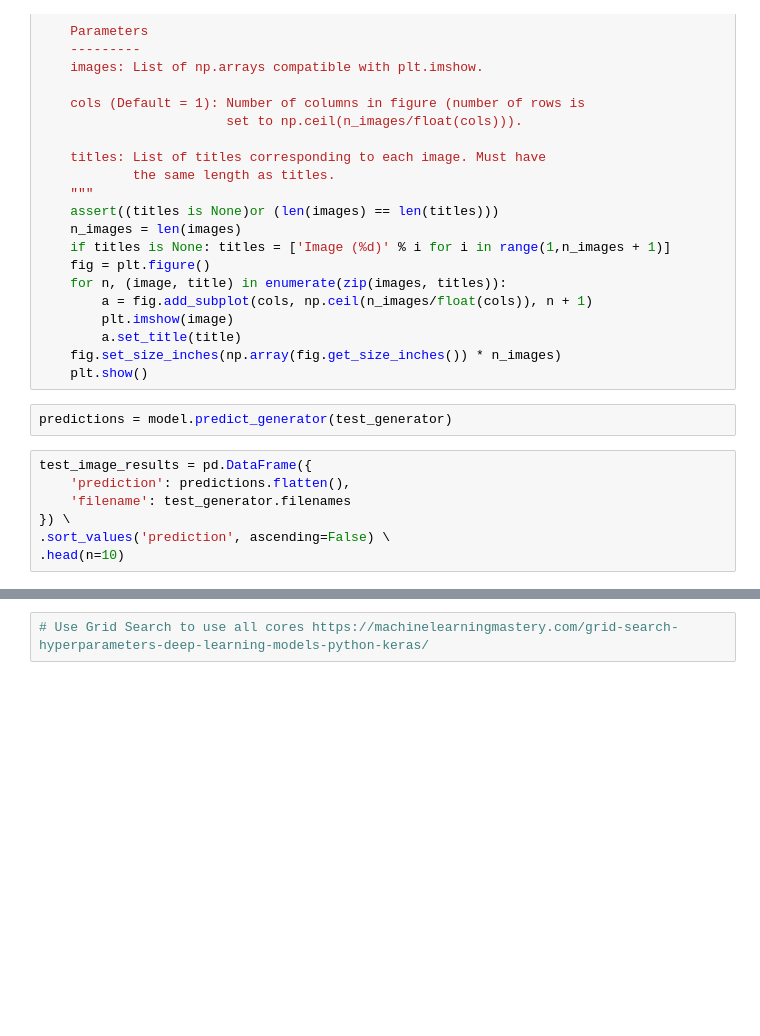
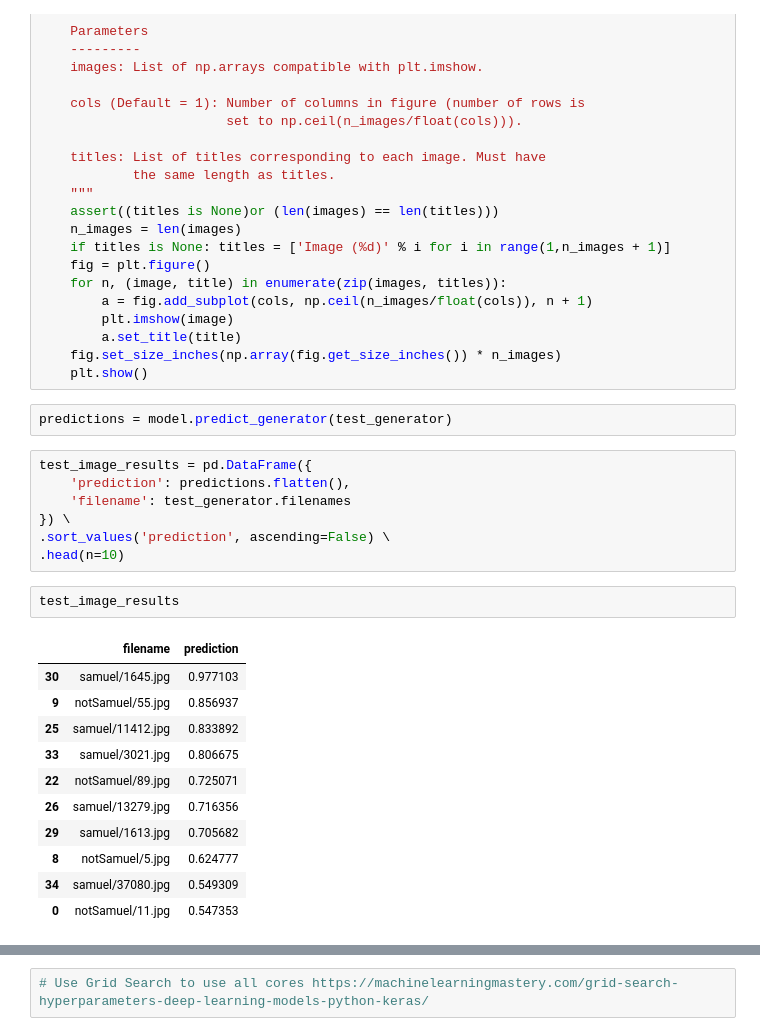
Before and after one commit to kjprice/smu-machine-learning, a Jupyter notebook: final/Predict Samuel From Images.ipynb, the cells around one changed output, grey strips where cells are left out. Cells and saved outputs as stored; diff of their text form; blank space fills up the shorter version.

```diff
--- a/final/Predict Samuel From Images.ipynb
+++ b/final/Predict Samuel From Images.ipynb
@@ -203,6 +205,20 @@ test_image_results = pd.DataFrame({
 }) \
 .sort_values('prediction', ascending=False) \
 .head(n=10)
+# %%
+test_image_results
+# %% [output]
+|  | filename | prediction |
+| 30 | samuel/1645.jpg | 0.977103 |
+| 9 | notSamuel/55.jpg | 0.856937 |
+| 25 | samuel/11412.jpg | 0.833892 |
+| 33 | samuel/3021.jpg | 0.806675 |
+| 22 | notSamuel/89.jpg | 0.725071 |
+| 26 | samuel/13279.jpg | 0.716356 |
+| 29 | samuel/1613.jpg | 0.705682 |
+| 8 | notSamuel/5.jpg | 0.624777 |
+| 34 | samuel/37080.jpg | 0.549309 |
+| 0 | notSamuel/11.jpg | 0.547353 |
 # %%
 fnames = [os.path.join(samuel_images_test_dir, fname) for fname in test_image_results.filename]
 
```
Also changed, not shown: parts of 7 cells of this notebook.
